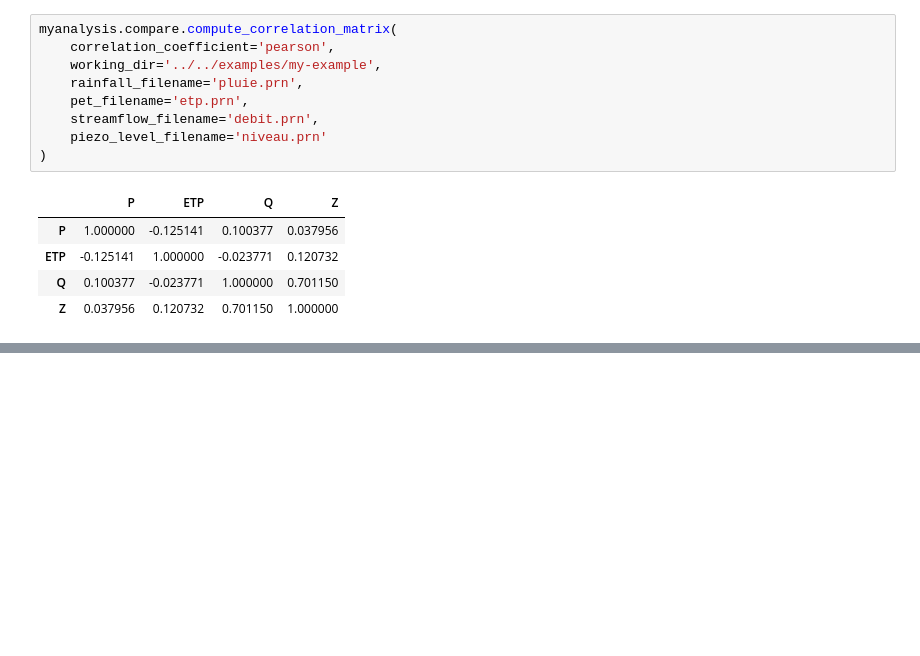
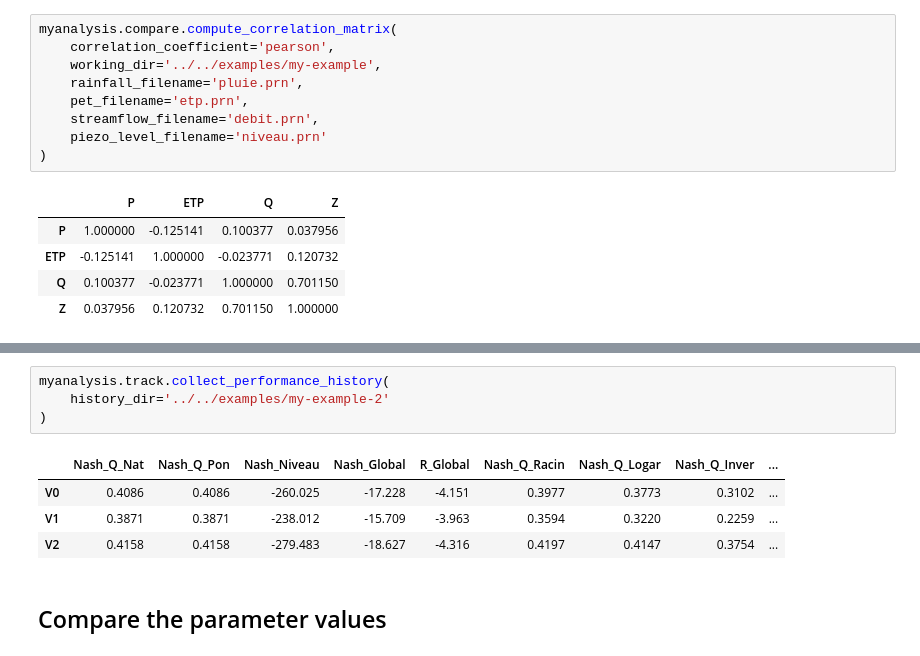
Before and after one commit to ThibHlln/mymeteeaunappes, a Jupyter notebook: myanalysis/demo/myanalysis.ipynb, the cells around one changed output, grey strips where cells are left out. Drawn from its saved outputs; the diff is of its cells as text; blank space fills up the shorter version.

```diff
--- a/myanalysis/demo/myanalysis.ipynb
+++ b/myanalysis/demo/myanalysis.ipynb
@@ -80,0 +143,11 @@ myanalysis.compare.compute_correlation_matrix(
+# %%
+myanalysis.track.collect_performance_history(
+    history_dir='../../examples/my-example-2'
+)
+# %% [output]
+|  | Nash_Q_Nat | Nash_Q_Pon | Nash_Niveau | Nash_Global | R_Global | Nash_Q_Racin | Nash_Q_Logar | Nash_Q_Inver | ... |
+| V0 | 0.4086 | 0.4086 | -260.025 | -17.228 | -4.151 | 0.3977 | 0.3773 | 0.3102 | ... |
+| V1 | 0.3871 | 0.3871 | -238.012 | -15.709 | -3.963 | 0.3594 | 0.3220 | 0.2259 | ... |
+| V2 | 0.4158 | 0.4158 | -279.483 | -18.627 | -4.316 | 0.4197 | 0.4147 | 0.3754 | ... |
+# %% [markdown]
+## Compare the parameter values
```
Also changed, not shown: parts of 12 cells of this notebook, 25 other files.
